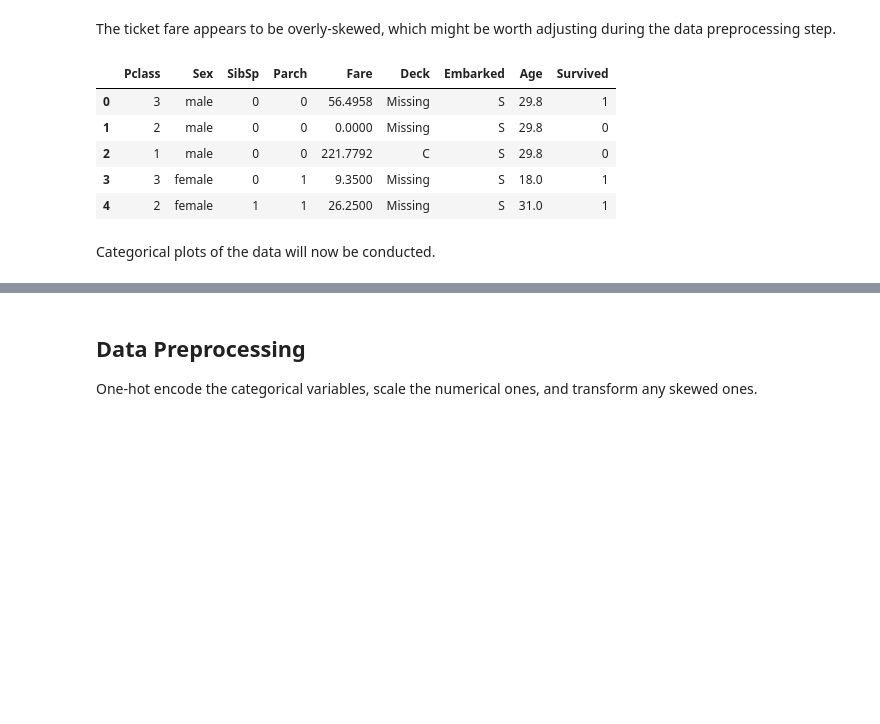
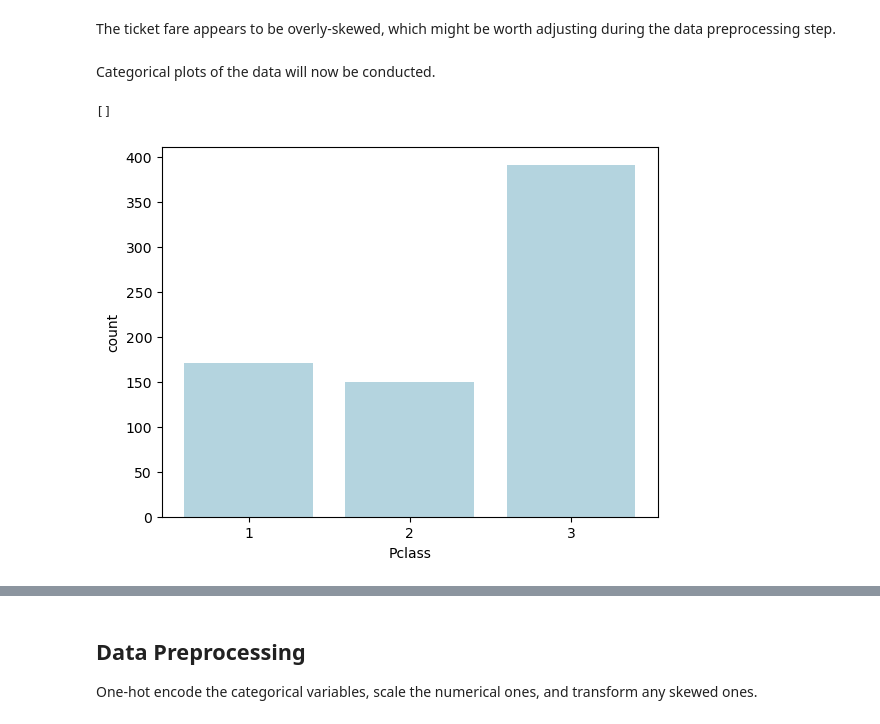
Before and after one commit to alexandergigliottipetruska/AI_projects, a Jupyter notebook: machine_learning/knn_and_decision_trees/3-classification-titanic-dataset-kaggle.ipynb, the cells around one changed output, grey strips where cells are left out. Drawn from its saved outputs; the diff is of its cells as text; code cells hidden in the pictures; blank space fills up the shorter version.

```diff
--- a/machine_learning/knn_and_decision_trees/3-classification-titanic-dataset-kaggle.ipynb
+++ b/machine_learning/knn_and_decision_trees/3-classification-titanic-dataset-kaggle.ipynb
@@ -227,14 +226,12 @@ The ticket fare appears to be overly-skewed, which might be worth adjusting duri
 # %%
 # For plotting reasons combining X_train_final and y_train into one df
 combined_data = pd.concat([X_train_cleaned.reset_index(drop=True), y_train.reset_index(drop=True)], axis=1)
-# %%
-combined_data.head()
-# %% [output]
-|  | Pclass | Sex | SibSp | Parch | Fare | Deck | Embarked | Age | Survived |
-| 0 | 3 | male | 0 | 0 | 56.4958 | Missing | S | 29.8 | 1 |
-| 1 | 2 | male | 0 | 0 | 0.0000 | Missing | S | 29.8 | 0 |
-| 2 | 1 | male | 0 | 0 | 221.7792 | C | S | 29.8 | 0 |
-| 3 | 3 | female | 0 | 1 | 9.3500 | Missing | S | 18.0 | 1 |
-| 4 | 2 | female | 1 | 1 | 26.2500 | Missing | S | 31.0 | 1 |
 # %% [markdown]
 Categorical plots of the data will now be conducted.
+# %%
+# Check the influence of main categories on the Survival rate.
+sns.countplot(X_train_cleaned, x="Pclass", color="lightblue")
+plt.plot()
+# %% [output]
+[]
+[figure, added]
```
Also changed, not shown: parts of 26 cells of this notebook.
